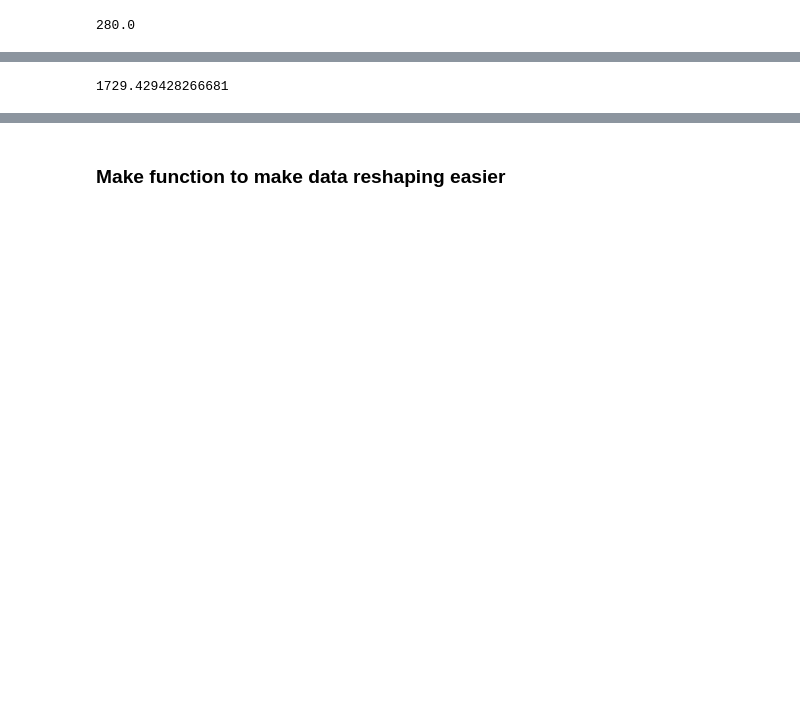
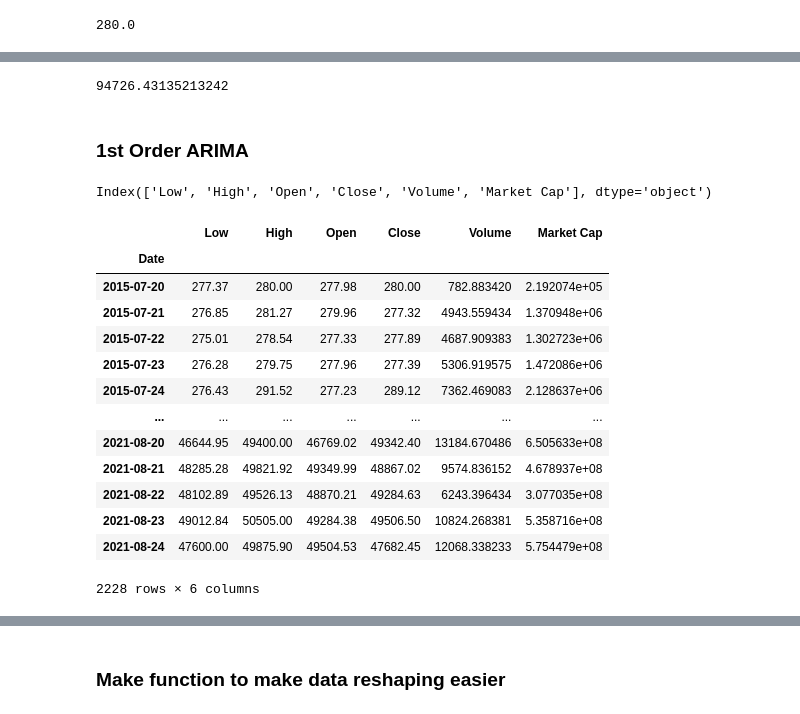
Before and after one commit to samjdedes/time_series_analysis, a Jupyter notebook: notebooks/btc_analysis.ipynb, the cells around one changed output, grey strips where cells are left out. Saved outputs shown, nothing was run; the diff lists cells and outputs as text; code cells hidden in the pictures; blank space fills up the shorter version.

```diff
--- a/notebooks/btc_analysis.ipynb
+++ b/notebooks/btc_analysis.ipynb
@@ -363,5 +399,5 @@ ValueError: endog and exog matrices are different sizes
 # %%
 # find squared error and compare to random walk model generated manually
-metric.mean_squared_error(train[1:], y_hat)
+metric.mean_squared_error(train[:], y_hat)
 # %% [output]
-1729.429428266681
+94726.43135213242
@@ -369,0 +404,2 @@ metric.mean_squared_error(train[1:], y_hat)
+# %% [markdown]
+### 1st Order ARIMA
@@ -369,0 +410,21 @@ metric.mean_squared_error(train[1:], y_hat)
+# %%
+btc.columns
+# %% [output]
+Index(['Low', 'High', 'Open', 'Close', 'Volume', 'Market Cap'], dtype='object')
+# %%
+btc
+# %% [output]
+|  | Low | High | Open | Close | Volume | Market Cap |
+| Date |  |  |  |  |  |  |
+| 2015-07-20 | 277.37 | 280.00 | 277.98 | 280.00 | 782.883420 | 2.192074e+05 |
+| 2015-07-21 | 276.85 | 281.27 | 279.96 | 277.32 | 4943.559434 | 1.370948e+06 |
+| 2015-07-22 | 275.01 | 278.54 | 277.33 | 277.89 | 4687.909383 | 1.302723e+06 |
+| 2015-07-23 | 276.28 | 279.75 | 277.96 | 277.39 | 5306.919575 | 1.472086e+06 |
+| 2015-07-24 | 276.43 | 291.52 | 277.23 | 289.12 | 7362.469083 | 2.128637e+06 |
+| ... | ... | ... | ... | ... | ... | ... |
+| 2021-08-20 | 46644.95 | 49400.00 | 46769.02 | 49342.40 | 13184.670486 | 6.505633e+08 |
+| 2021-08-21 | 48285.28 | 49821.92 | 49349.99 | 48867.02 | 9574.836152 | 4.678937e+08 |
+| 2021-08-22 | 48102.89 | 49526.13 | 48870.21 | 49284.63 | 6243.396434 | 3.077035e+08 |
+| 2021-08-23 | 49012.84 | 50505.00 | 49284.38 | 49506.50 | 10824.268381 | 5.358716e+08 |
+| 2021-08-24 | 47600.00 | 49875.90 | 49504.53 | 47682.45 | 12068.338233 | 5.754479e+08 |
+2228 rows × 6 columns
```
Also changed, not shown: parts of 51 cells of this notebook.
